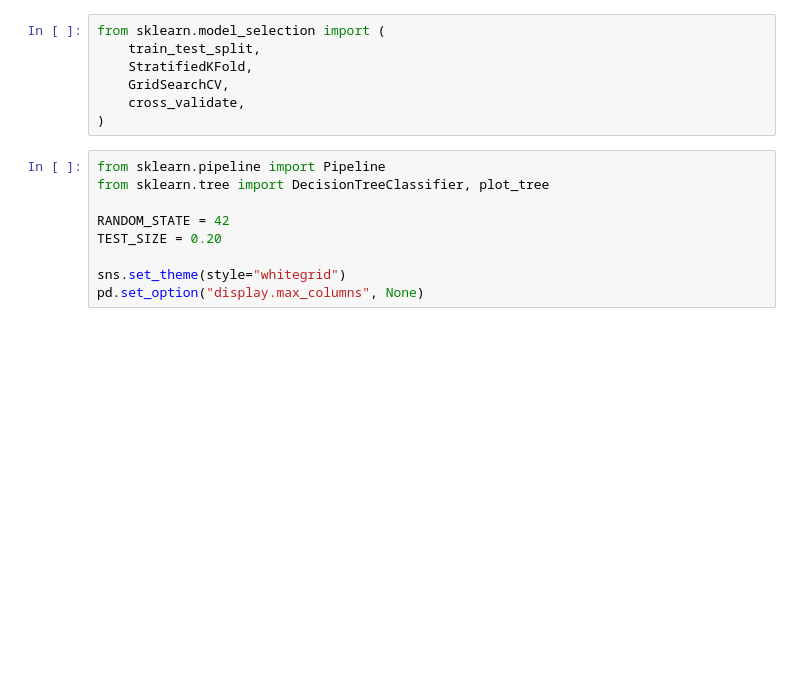
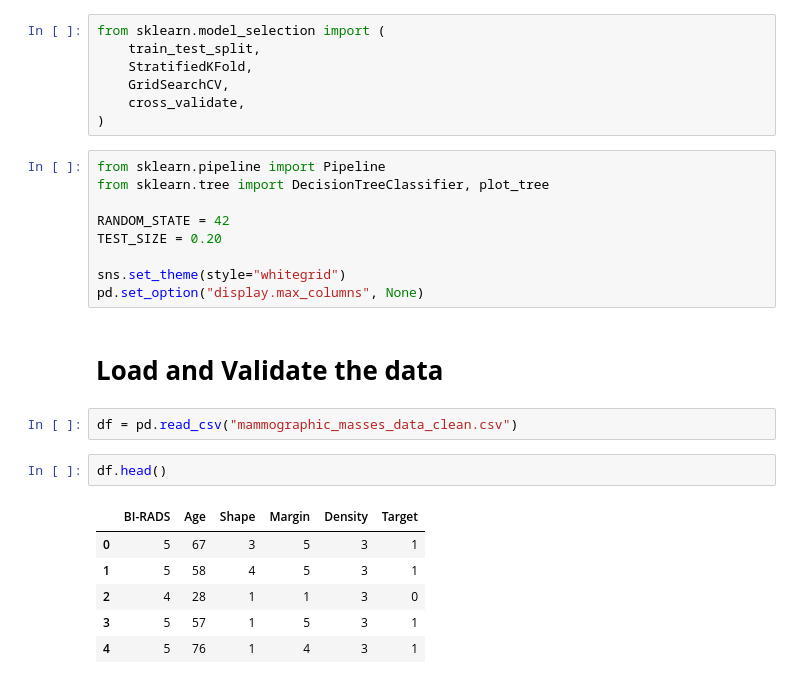
Before and after one commit to Jahura7/Mammographic_Mass_Classification_with_a_Decision_Tree, a Jupyter notebook: Mammographic_Mass_Classification_with_a_Decision_Tree.ipynb, the cells around one changed output. Drawn from its saved outputs; the diff is of its cells as text; blank space fills up the shorter version.

```diff
--- a/Mammographic_Mass_Classification_with_a_Decision_Tree.ipynb
+++ b/Mammographic_Mass_Classification_with_a_Decision_Tree.ipynb
@@ -42,3 +38,16 @@ TEST_SIZE = 0.20
 
 sns.set_theme(style="whitegrid")
 pd.set_option("display.max_columns", None)
+# %% [markdown]
+# **Load and Validate the data**
+# %%
+df = pd.read_csv("mammographic_masses_data_clean.csv")
+# %%
+df.head()
+# %% [output]
+|  | BI-RADS | Age | Shape | Margin | Density | Target |
+| 0 | 5 | 67 | 3 | 5 | 3 | 1 |
+| 1 | 5 | 58 | 4 | 5 | 3 | 1 |
+| 2 | 4 | 28 | 1 | 1 | 3 | 0 |
+| 3 | 5 | 57 | 1 | 5 | 3 | 1 |
+| 4 | 5 | 76 | 1 | 4 | 3 | 1 |
```
Also changed, not shown: parts of 9 cells of this notebook.
